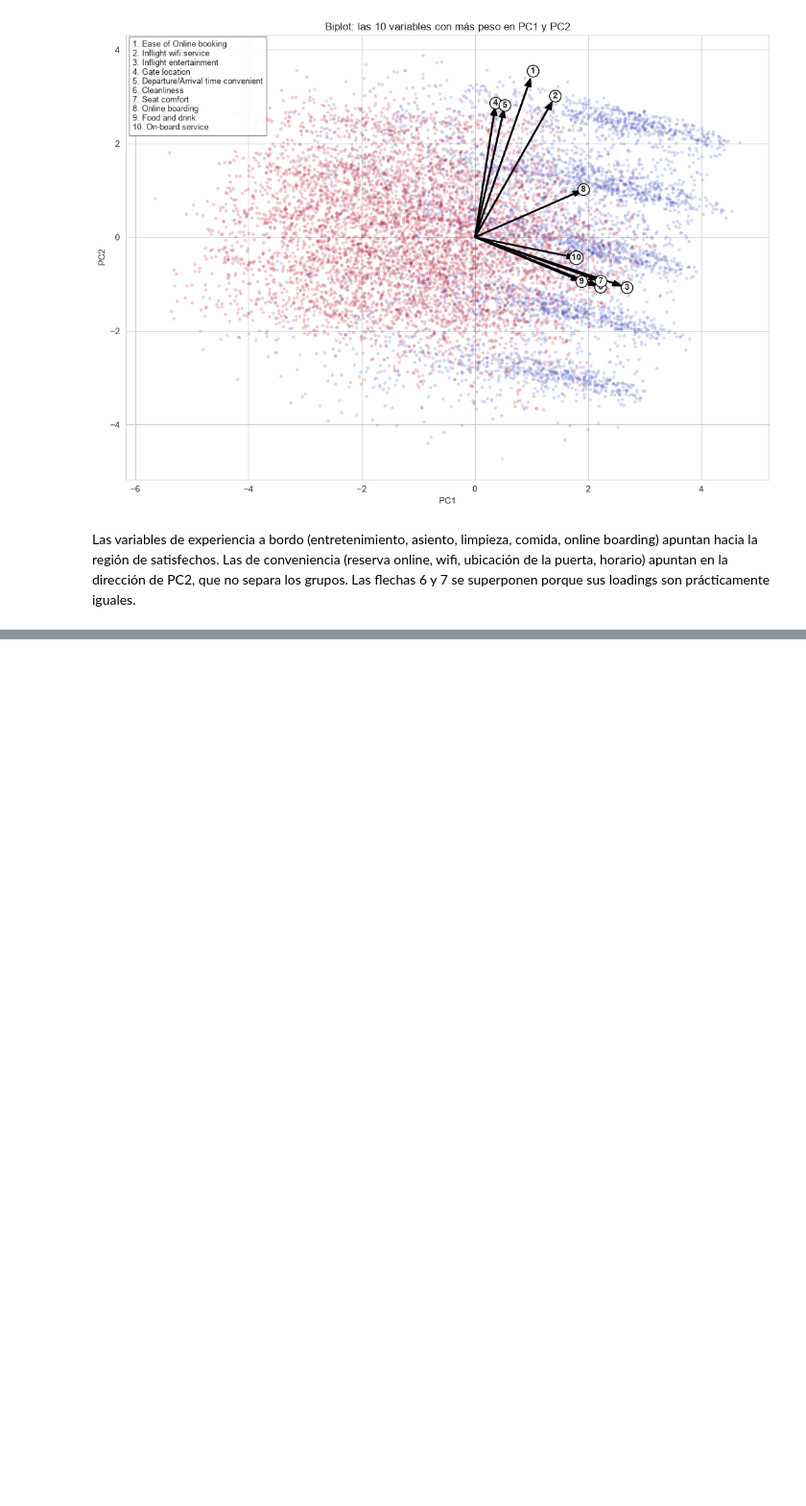
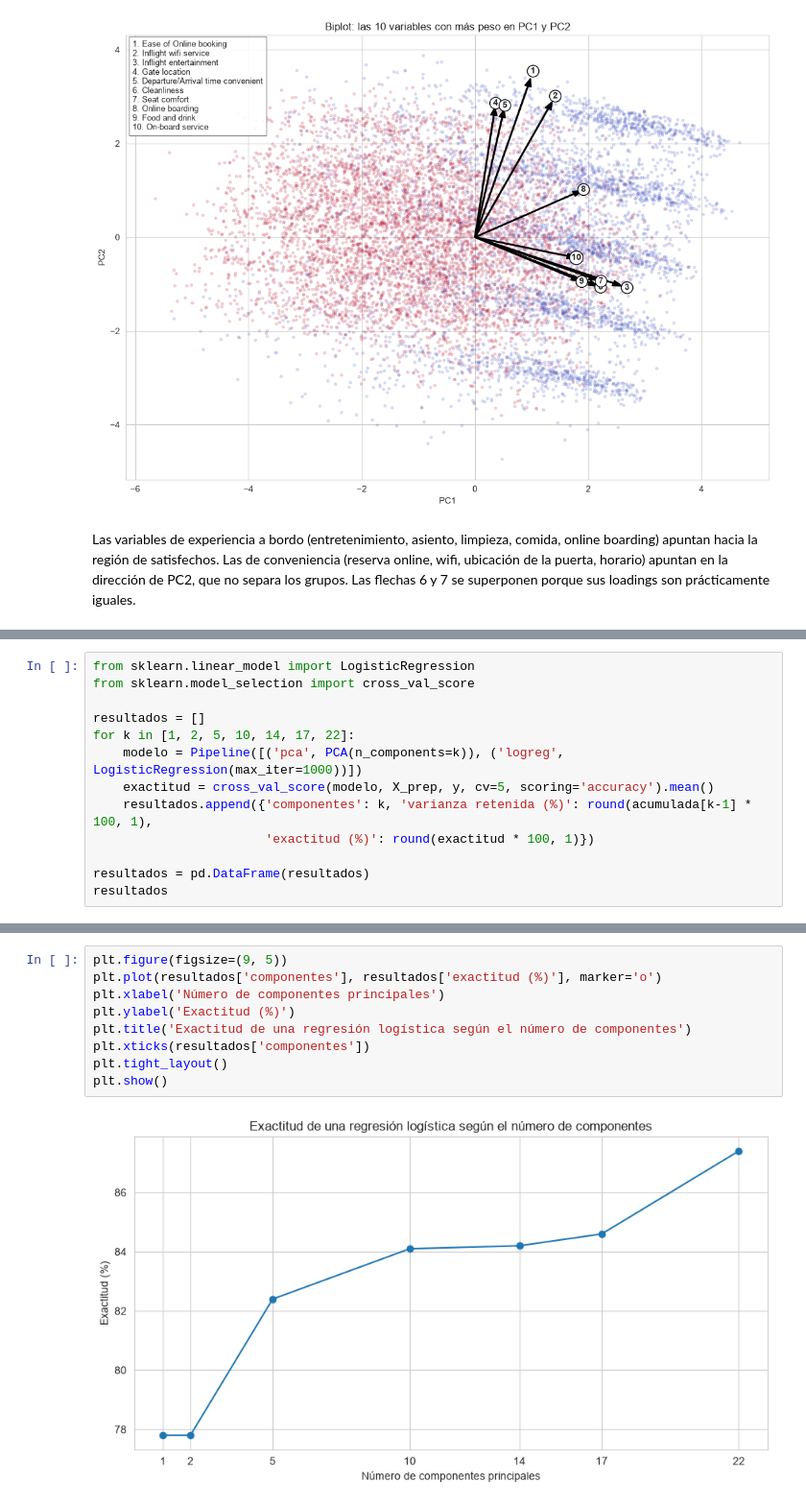
Before and after one commit to isabelhoyos287560/entrega2-analisis-de-datos, a Jupyter notebook: 03_preprocesamiento.ipynb, the cells around one changed output, grey strips where cells are left out. Shown at 96% size. Drawn from its saved outputs; the diff is of its cells as text; blank space fills up the shorter version.

```diff
--- a/03_preprocesamiento.ipynb
+++ b/03_preprocesamiento.ipynb
@@ -394,0 +459,13 @@ Las flechas 6 y 7 se superponen porque sus loadings son prácticamente iguales.
+# %%
+from sklearn.linear_model import LogisticRegression
+from sklearn.model_selection import cross_val_score
+
+resultados = []
+for k in [1, 2, 5, 10, 14, 17, 22]:
+    modelo = Pipeline([('pca', PCA(n_components=k)), ('logreg', LogisticRegression(max_iter=1000))])
+    exactitud = cross_val_score(modelo, X_prep, y, cv=5, scoring='accuracy').mean()
+    resultados.append({'componentes': k, 'varianza retenida (%)': round(acumulada[k-1] * 100, 1),
+                       'exactitud (%)': round(exactitud * 100, 1)})
+
+resultados = pd.DataFrame(resultados)
+resultados
@@ -394,0 +481,11 @@ Las flechas 6 y 7 se superponen porque sus loadings son prácticamente iguales.
+# %%
+plt.figure(figsize=(9, 5))
+plt.plot(resultados['componentes'], resultados['exactitud (%)'], marker='o')
+plt.xlabel('Número de componentes principales')
+plt.ylabel('Exactitud (%)')
+plt.title('Exactitud de una regresión logística según el número de componentes')
+plt.xticks(resultados['componentes'])
+plt.tight_layout()
+plt.show()
+# %% [output]
+[figure, added]
```
Also changed, not shown: parts of 8 cells of this notebook.
